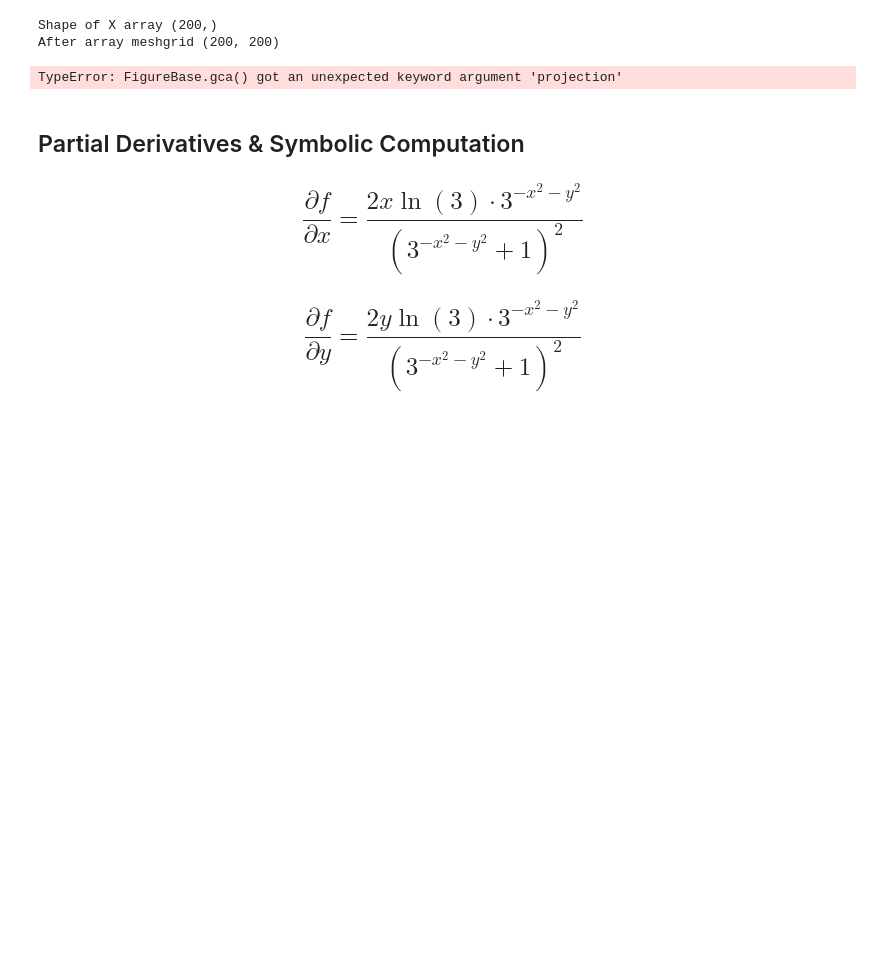
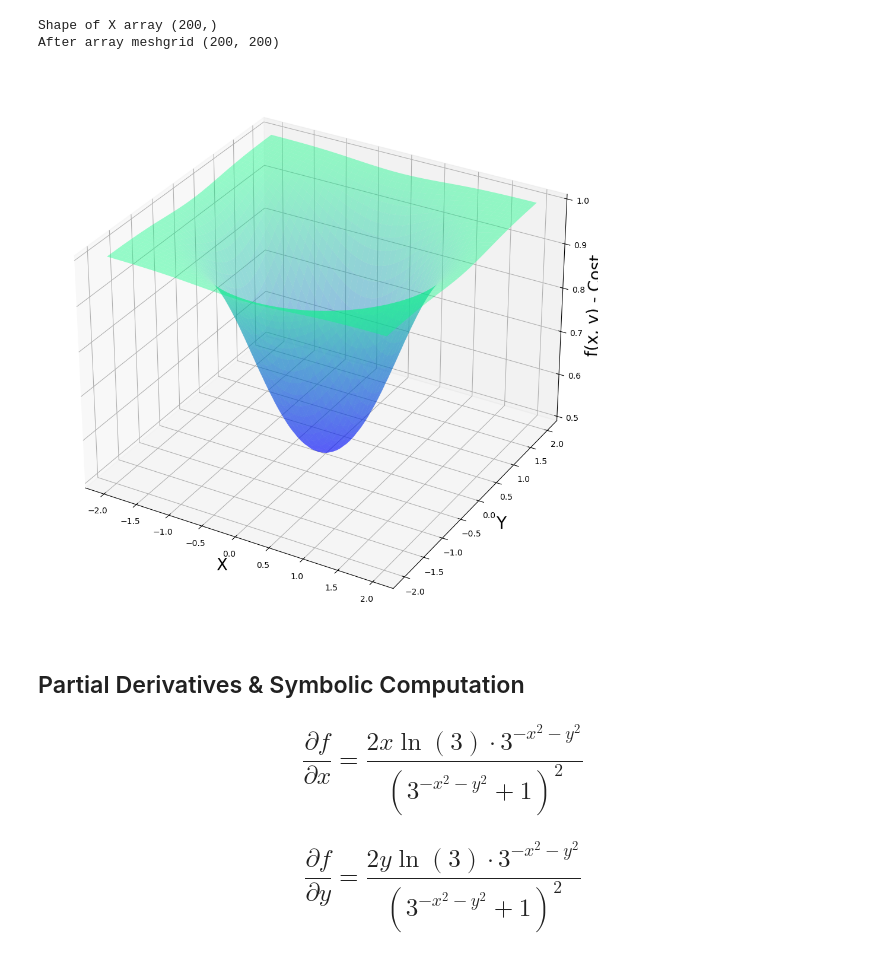
Before and after one commit to kicyiu/ml-bootcamp, a Jupyter notebook: 03 Gradient Descent.ipynb, the cells around one changed output. Drawn from its saved outputs; the diff is of its cells as text; code cells hidden in the pictures; blank space fills up the shorter version.

```diff
--- a/03 Gradient Descent.ipynb
+++ b/03 Gradient Descent.ipynb
@@ -499,17 +499,17 @@ After array meshgrid (200, 200)
 # %%
 # Generating 3D Plot
 fig = plt.figure(figsize = [16, 12])
-ax = fig.gca(projection='3d')  #gca is short of get current axis
+ax = fig.add_subplot(projection='3d')  #gca is short of get current axis
 
 ax.set_xlabel('X', fontsize=20)
 ax.set_ylabel('Y', fontsize=20)
 ax.set_zlabel('f(x, y) - Cost', fontsize=20)
 
 ax.plot_surface(x_4, y_4, f(x_4, y_4), cmap=cm.winter, alpha=0.4)
 
 plt.show()
 # %% [output]
-TypeError: FigureBase.gca() got an unexpected keyword argument 'projection'
+[figure, added]
 # %% [markdown]
 ## Partial Derivatives & Symbolic Computation
 ## $$\frac{\partial f}{\partial x} = \frac{2x \ln(3) \cdot 3^{-x^2 -y^2}}{\left(3^{-x^2 - y^2} + 1\right)^2} $$
```
Also changed, not shown: parts of 23 cells of this notebook, 4 other files.
